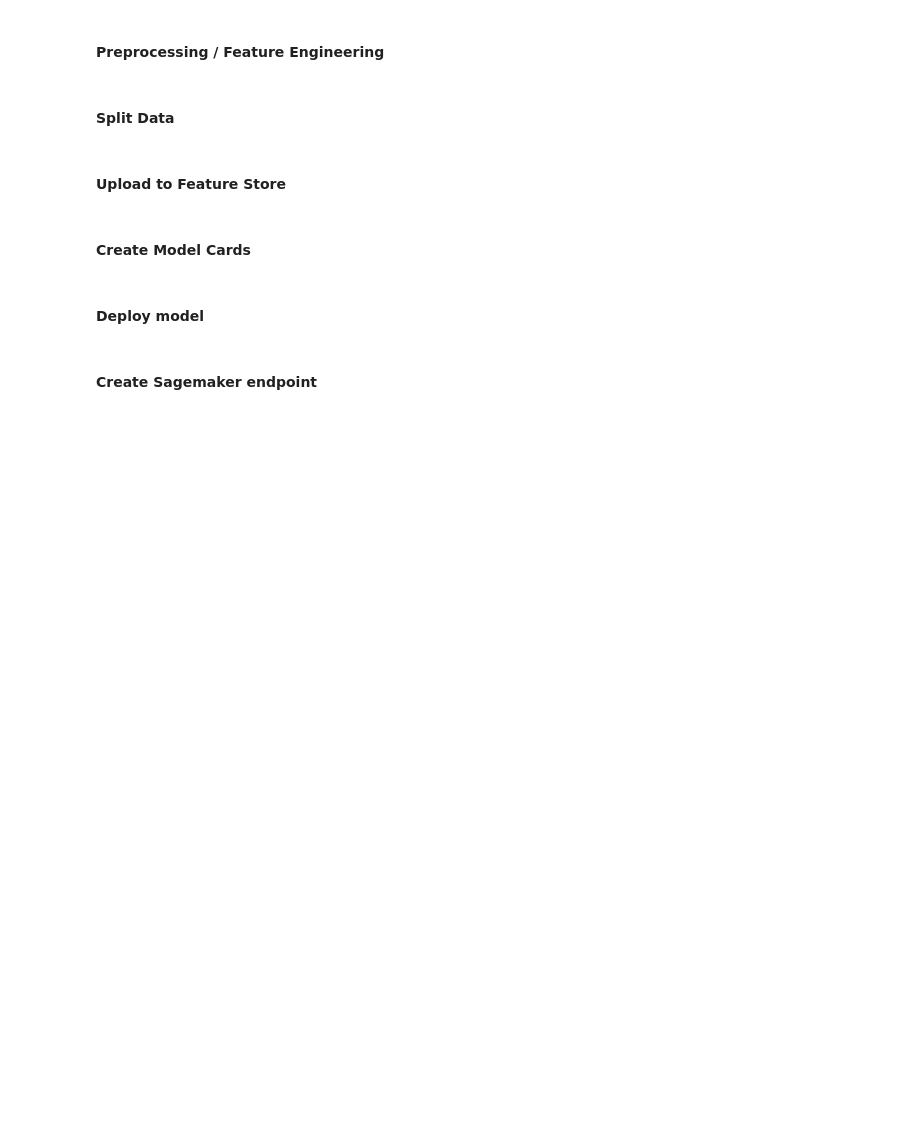
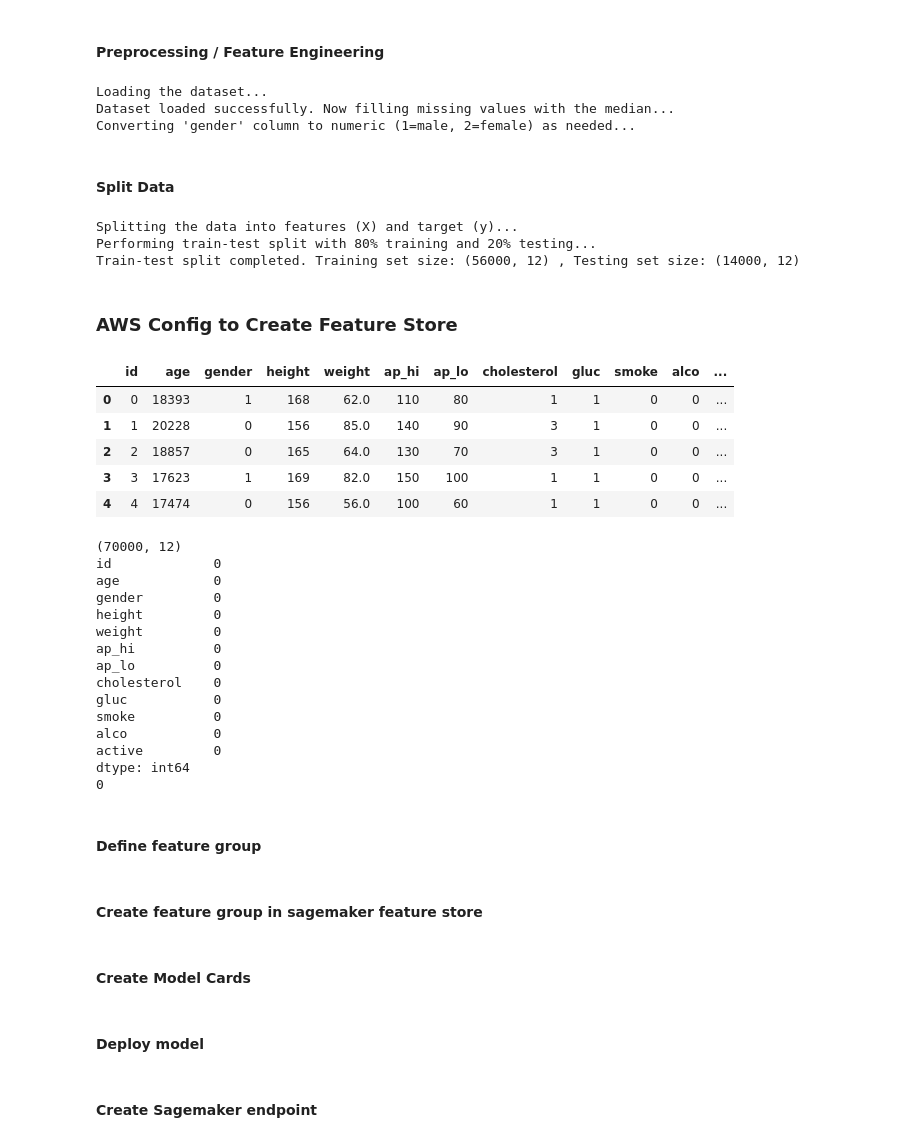
Before and after one commit to samancha/mlops-for-CVD-prediction, a Jupyter notebook: Group1-Final-Project.ipynb, the cells around one changed output. Cells and saved outputs as stored; diff of their text form; code cells hidden in the pictures; blank space fills up the shorter version.

```diff
--- a/Group1-Final-Project.ipynb
+++ b/Group1-Final-Project.ipynb
@@ -7,6 +142,35 @@
 # %% [markdown]
 #### Preprocessing / Feature Engineering
+# %%
+# Load and preprocess the dataset
+print("Loading the dataset...")
+#file_path = r'/Users/Steve/dev/GitProjects/mlops-for-CVD-prediction/cardio_train.csv'
+file_path = r'data/cardio_train.csv'
+df = pd.read_csv(file_path, sep=";")
+
+print("Dataset loaded successfully. Now filling missing values with the median...")
+df = df.fillna(df.median())  # Fill missing values
+
+print("Converting 'gender' column to numeric (1=male, 2=female) as needed...")
+df['gender'] = df['gender'].map({1: 0, 2: 1})  # Convert gender to numeric
+# %% [output]
+Loading the dataset...
+Dataset loaded successfully. Now filling missing values with the median...
+Converting 'gender' column to numeric (1=male, 2=female) as needed...
 # %% [markdown]
 #### Split Data
+# %%
+print("Splitting the data into features (X) and target (y)...")
+X = df.drop(columns=['cardio'])  # Features
+y = df['cardio']  # Target variable
+
+print("Performing train-test split with 80% training and 20% testing...")
+X_train, X_test, y_train, y_test = train_test_split(X, y, test_size=0.2, random_state=42)
+
+print("Train-test split completed. Training set size:", X_train.shape, ", Testing set size:", X_test.shape)
+# %% [output]
+Splitting the data into features (X) and target (y)...
+Performing train-test split with 80% training and 20% testing...
+Train-test split completed. Training set size: (56000, 12) , Testing set size: (14000, 12)
 # %% [markdown]
-#### Upload to Feature Store
+### AWS Config to Create Feature Store
@@ -12,0 +186,31 @@
+# %%
+# inspect data frame for na values
+display(X.head())
+print(X.shape)
+# final_df = final_df.dropna()
+print(X.isna().sum())
+print("target variable (cardio) na sum:", y.isna().sum())
+# %% [output]
+|  | id | age | gender | height | weight | ap_hi | ap_lo | cholesterol | gluc | smoke | alco | ... |
+| 0 | 0 | 18393 | 1 | 168 | 62.0 | 110 | 80 | 1 | 1 | 0 | 0 | ... |
+| 1 | 1 | 20228 | 0 | 156 | 85.0 | 140 | 90 | 3 | 1 | 0 | 0 | ... |
+| 2 | 2 | 18857 | 0 | 165 | 64.0 | 130 | 70 | 3 | 1 | 0 | 0 | ... |
+| 3 | 3 | 17623 | 1 | 169 | 82.0 | 150 | 100 | 1 | 1 | 0 | 0 | ... |
+| 4 | 4 | 17474 | 0 | 156 | 56.0 | 100 | 60 | 1 | 1 | 0 | 0 | ... |
+(70000, 12)
+id             0
+age            0
+gender         0
+height         0
+weight         0
+ap_hi          0
+ap_lo          0
+cholesterol    0
+gluc           0
+smoke          0
+alco           0
+active         0
+dtype: int64
+0
+# %% [markdown]
+#### Define feature group
@@ -12,0 +246,2 @@
+# %% [markdown]
+#### Create feature group in sagemaker feature store
```
Also changed, not shown: parts of 10 cells of this notebook.
